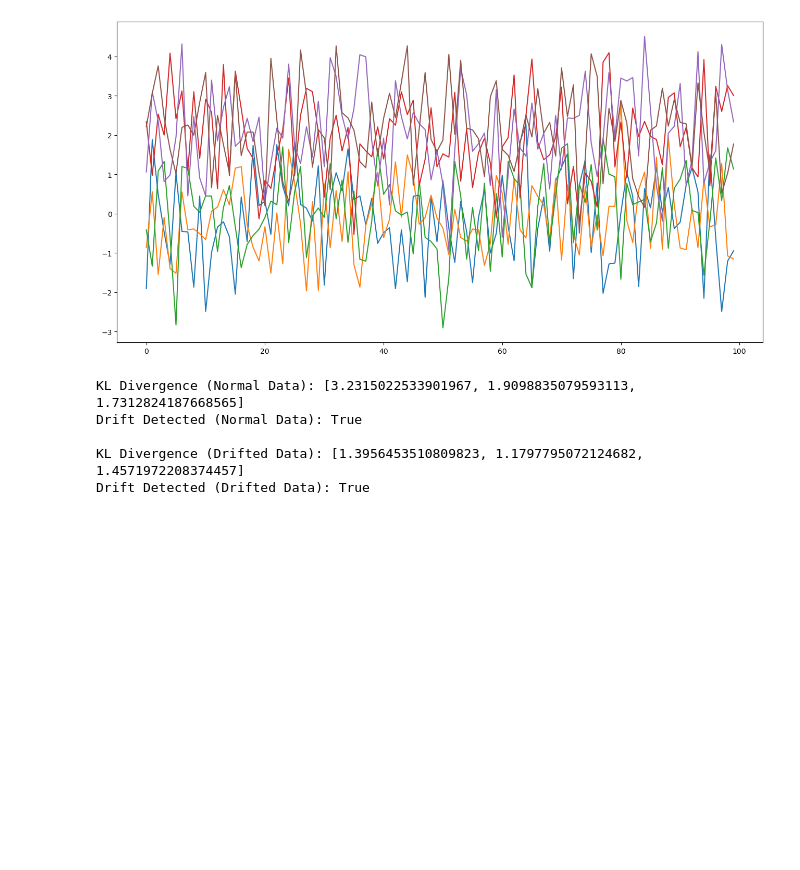
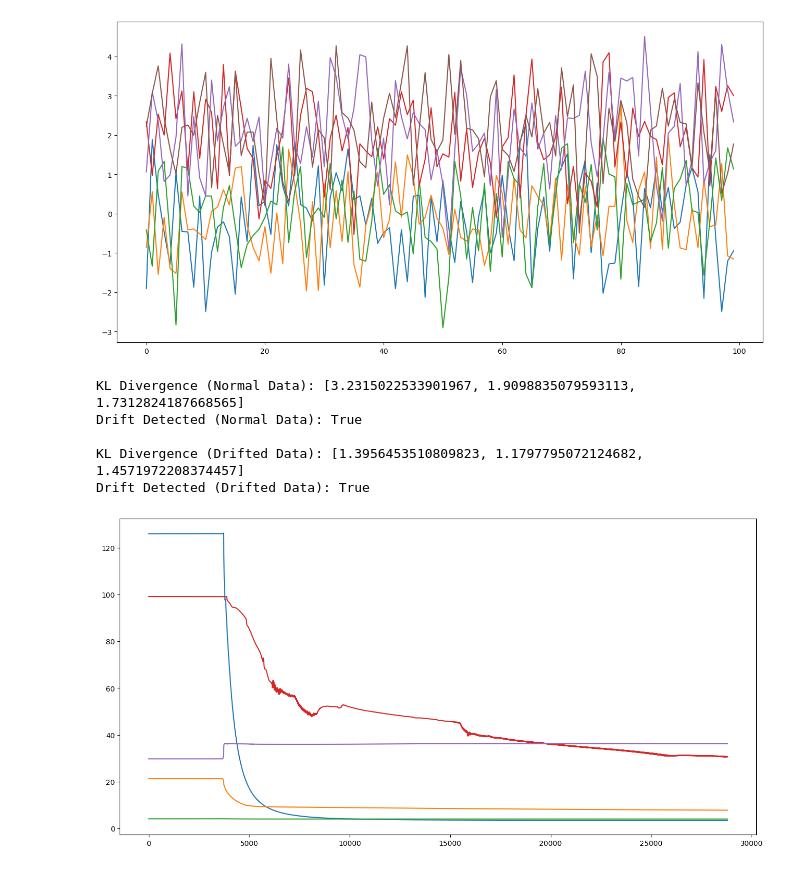
Before and after one commit to frrp16/Anomaly-Detection-Oil-and-Gas, a Jupyter notebook: code/test-concept-drift-detector.ipynb, the cells around one changed output. Saved outputs shown, nothing was run; the diff lists cells and outputs as text; code cells hidden in the pictures; blank space fills up the shorter version.

```diff
--- a/code/test-concept-drift-detector.ipynb
+++ b/code/test-concept-drift-detector.ipynb
@@ -169,3 +171,24 @@ Drift Detected (Drifted Data): True
 data_stream = np.random.normal(size=1000)  # Simulated time series data
 fedd = FEDD(window_size=100, metric='pearson')
 fedd.detect_drift(incoming_data_drift)
+# %%
+sample_test = pd.read_parquet("../datasets/3W/dataset/2/SIMULATED_00005.parquet")
+sample_test = sample_test[['T-TPT','P-TPT', 'P-MON-CKP', 'T-JUS-CKP', 'P-PDG', 'class']]
+
+# Scale pressure columns (those starting with 'P') by 10^6
+pressure_columns = [col for col in sample_test.columns if col.startswith('P')]
+sample_test[pressure_columns] = sample_test[pressure_columns] / 10**6
+
+# sample_test = pd.read_csv('../../datasets/3W/dataset_processed/csv/2/WELL-00011_20141006150121.csv', index_col='timestamp')
+# sample_test.dropna(inplace=True)
+sample_test['class'].fillna(value=0, inplace=True)
+sample_test_class = sample_test['class']
+sample_test_np = sample_test.drop('class',axis=1).values
+# %%
+import matplotlib.pyplot as plt
+
+plt.figure(figsize=(16,8))
+plt.plot(range(len(sample_test_np)),sample_test_np)
+plt.show()
+# %% [output]
+[figure, added]
```
Also changed, not shown: parts of 9 cells of this notebook, 5 other files.
